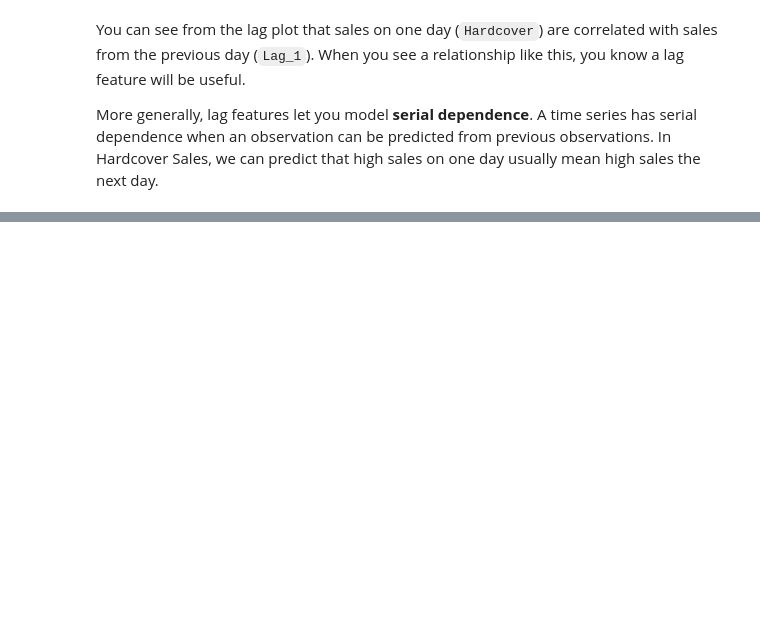
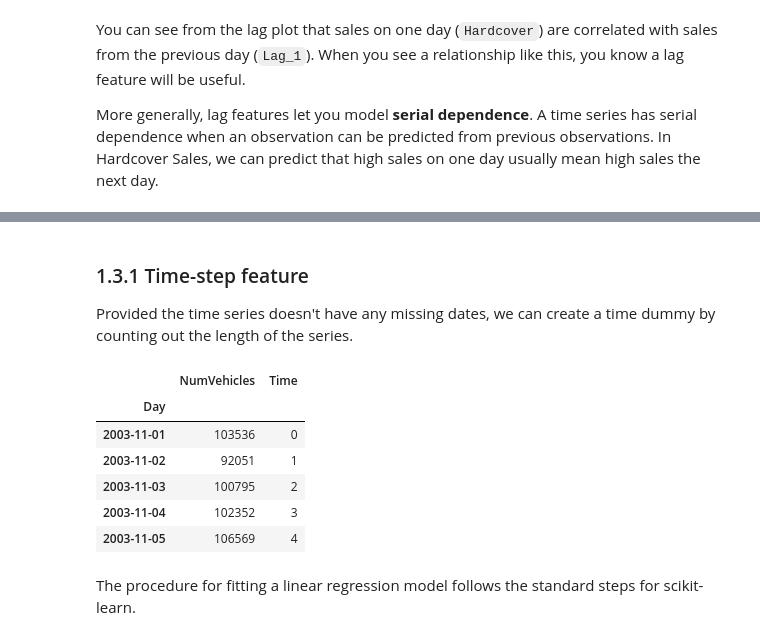
Before and after one commit to pengfei99/LearnTimeSeries, a Jupyter notebook: Lessons/01.Linear_regression_ts.ipynb, the cells around one changed output, grey strips where cells are left out. Cells and saved outputs as stored; diff of their text form; code cells hidden in the pictures; blank space fills up the shorter version.

```diff
--- a/Lessons/01.Linear_regression_ts.ipynb
+++ b/Lessons/01.Linear_regression_ts.ipynb
@@ -149,0 +158,9 @@ More generally, lag features let you model **serial dependence**. A time series
+# %%
+# Load Tunnel Traffic dataset
+tunnel_path="../data/tunnel.csv"
+tunnel_df = pd.read_csv(tunnel_path, parse_dates=["Day"])
+
+# Create a time series in Pandas by setting the index to a date
+# column. We parsed "Day" as a date type by using `parse_dates` when
+# loading the data.
+tunnel_df = tunnel_df.set_index("Day")
@@ -149,0 +182,8 @@ More generally, lag features let you model **serial dependence**. A time series
+# %%
+# By default, Pandas creates a `DatetimeIndex` with dtype `Timestamp`
+# (equivalent to `np.datetime64`, representing a time series as a
+# sequence of measurements taken at single moments. A `PeriodIndex`,
+# on the other hand, represents a time series as a sequence of
+# quantities accumulated over periods of time. Periods are often
+# easier to work with, so that's what we'll use in this course.
+tunnel_df = tunnel_df.to_period()
@@ -149,0 +206,20 @@ More generally, lag features let you model **serial dependence**. A time series
+# %% [markdown]
+### 1.3.1 Time-step feature
+
+Provided the time series doesn't have any missing dates, we can create a time dummy by counting out the length of the series.
+# %%
+time_step_df = tunnel_df.copy()
+
+time_step_df['Time'] = np.arange(len(tunnel_df.index))
+
+time_step_df.head()
+# %% [output]
+|  | NumVehicles | Time |
+| Day |  |  |
+| 2003-11-01 | 103536 | 0 |
+| 2003-11-02 | 92051 | 1 |
+| 2003-11-03 | 100795 | 2 |
+| 2003-11-04 | 102352 | 3 |
+| 2003-11-05 | 106569 | 4 |
+# %% [markdown]
+The procedure for fitting a linear regression model follows the standard steps for scikit-learn.
```
Also changed, not shown: parts of 9 cells of this notebook.
